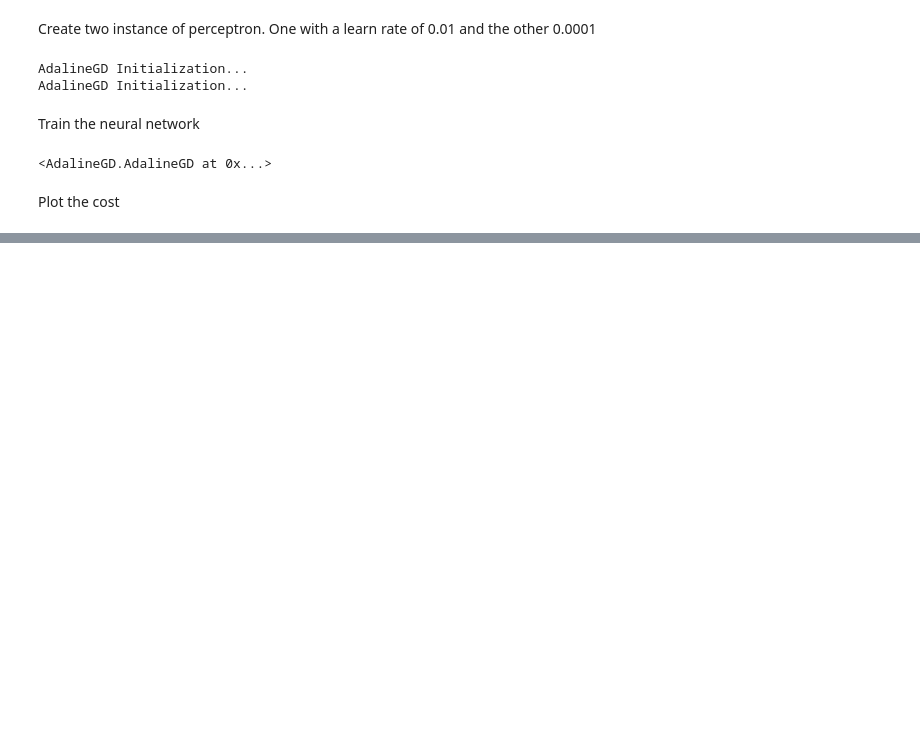
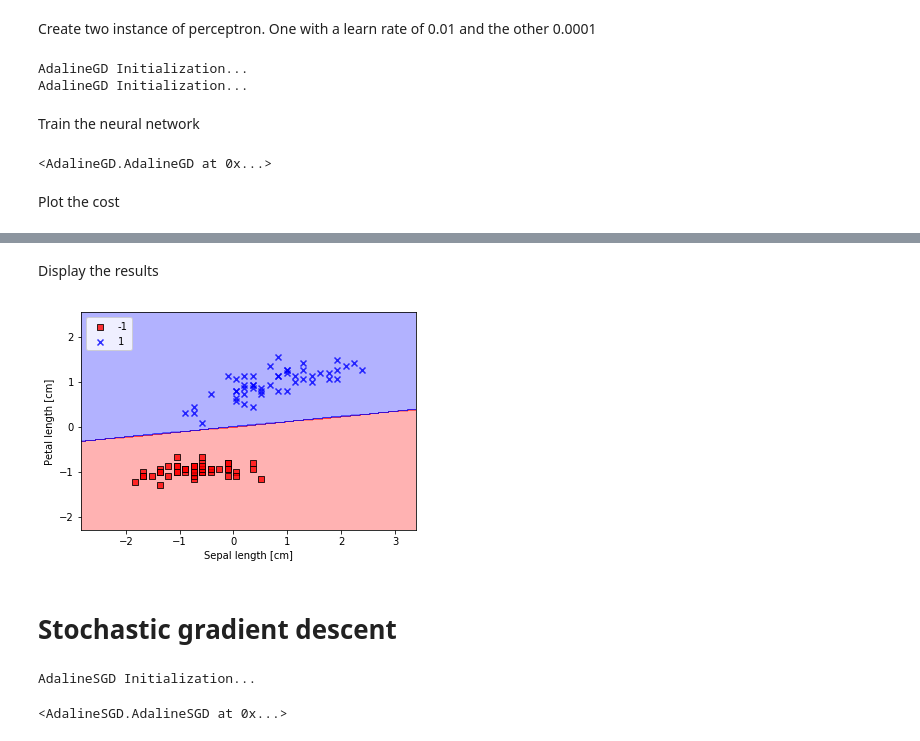
Before and after one commit to Hansastro/Machine-Learning, a Jupyter notebook: Python_Machine_Learning/Chap2/Iris_Classifier.ipynb, the cells around one changed output, grey strips where cells are left out. Drawn from its saved outputs; the diff is of its cells as text; code cells hidden in the pictures; blank space fills up the shorter version.

```diff
--- a/Python_Machine_Learning/Chap2/Iris_Classifier.ipynb
+++ b/Python_Machine_Learning/Chap2/Iris_Classifier.ipynb
@@ -172,0 +216,18 @@ plt.show()
+# %% [markdown]
+Display the results
+# %%
+plot_decision_region(X_std, y, classifier=ada)
+plt.xlabel('Sepal length [cm]')
+plt.ylabel('Petal length [cm]')
+plt.legend(loc='upper left')
+plt.show()
+# %% [output]
+[figure, added]
+# %% [markdown]
+# Stochastic gradient descent
+# %%
+ada = AdalineSGD.AdalineSGD(n_iter=15, eta=0.01, randomState=1)
+ada.fit(X_std, y)
+# %% [output]
+AdalineSGD Initialization...
+<AdalineSGD.AdalineSGD at 0x...>
```
Also changed, not shown: parts of 15 cells of this notebook.
